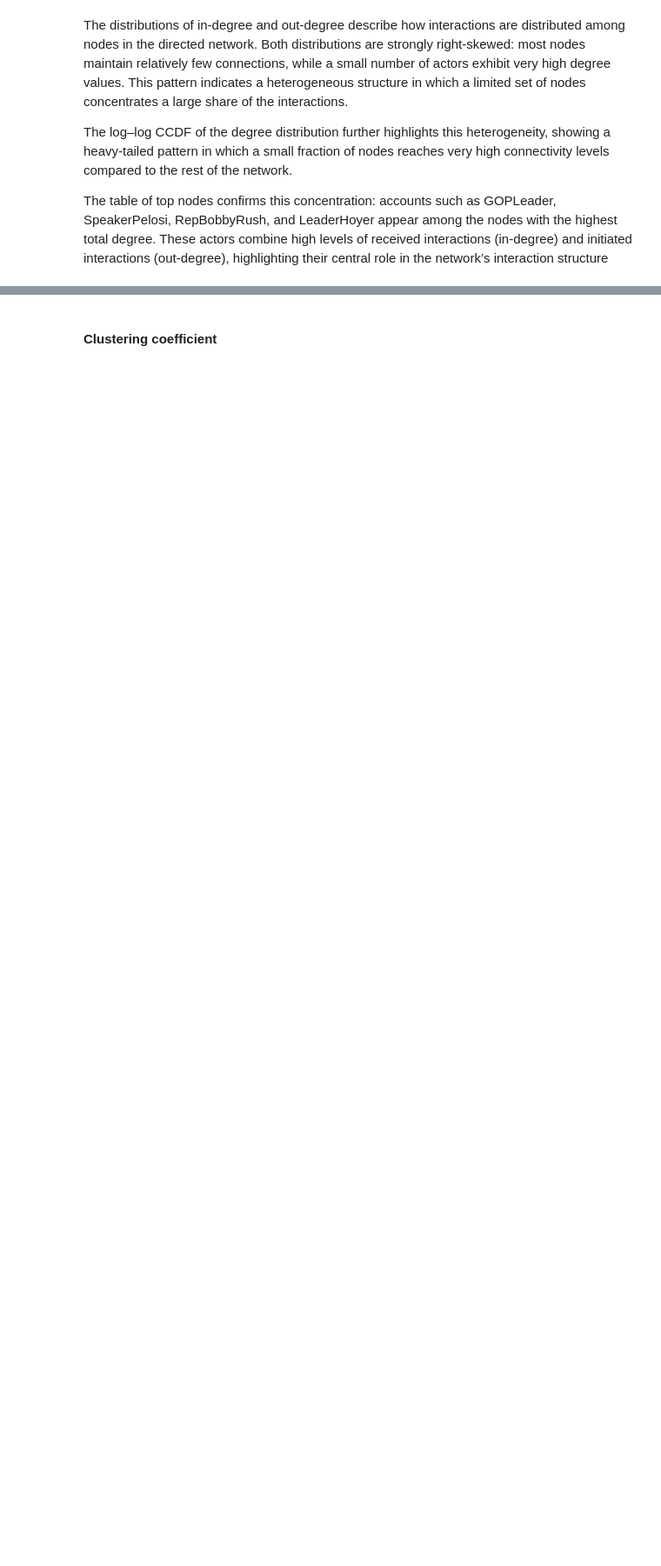
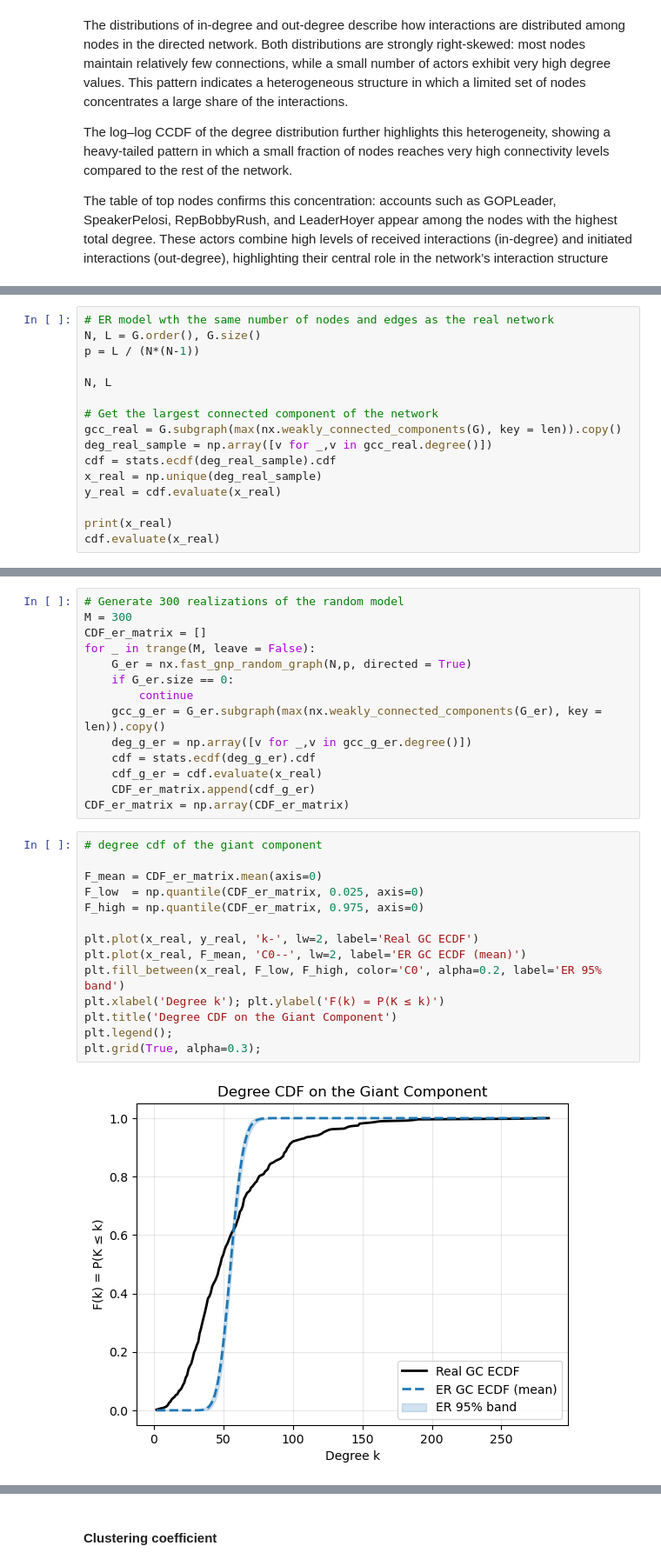
Before and after one commit to leilacielok/network_analysis, a Jupyter notebook: network_analysis.ipynb, the cells around one changed output, grey strips where cells are left out. Shown at 87% size. Drawn from its saved outputs; the diff is of its cells as text; blank space fills up the shorter version.

Commit message:
null model

```diff
--- a/network_analysis.ipynb
+++ b/network_analysis.ipynb
@@ -331,0 +340,16 @@ The table of top nodes confirms this concentration: accounts such as GOPLeader,
+# %%
+# ER model wth the same number of nodes and edges as the real network
+N, L = G.order(), G.size()
+p = L / (N*(N-1))
+
+N, L
+
+# Get the largest connected component of the network
+gcc_real = G.subgraph(max(nx.weakly_connected_components(G), key = len)).copy()
+deg_real_sample = np.array([v for _,v in gcc_real.degree()])
+cdf = stats.ecdf(deg_real_sample).cdf
+x_real = np.unique(deg_real_sample)
+y_real = cdf.evaluate(x_real)
+
+print(x_real)
+cdf.evaluate(x_real)
@@ -331,0 +382,30 @@ The table of top nodes confirms this concentration: accounts such as GOPLeader,
+# %%
+# Generate 300 realizations of the random model
+M = 300
+CDF_er_matrix = []
+for _ in trange(M, leave = False):
+    G_er = nx.fast_gnp_random_graph(N,p, directed = True)
+    if G_er.size == 0:
+        continue
+    gcc_g_er = G_er.subgraph(max(nx.weakly_connected_components(G_er), key = len)).copy()
+    deg_g_er = np.array([v for _,v in gcc_g_er.degree()])
+    cdf = stats.ecdf(deg_g_er).cdf
+    cdf_g_er = cdf.evaluate(x_real)
+    CDF_er_matrix.append(cdf_g_er)
+CDF_er_matrix = np.array(CDF_er_matrix)
+# %%
+# degree cdf of the giant component
+
+F_mean = CDF_er_matrix.mean(axis=0)
+F_low  = np.quantile(CDF_er_matrix, 0.025, axis=0)
+F_high = np.quantile(CDF_er_matrix, 0.975, axis=0)
+
+plt.plot(x_real, y_real, 'k-', lw=2, label='Real GC ECDF')
+plt.plot(x_real, F_mean, 'C0--', lw=2, label='ER GC ECDF (mean)')
+plt.fill_between(x_real, F_low, F_high, color='C0', alpha=0.2, label='ER 95% band')
+plt.xlabel('Degree k'); plt.ylabel('F(k) = P(K ≤ k)')
+plt.title('Degree CDF on the Giant Component')
+plt.legend();
+plt.grid(True, alpha=0.3);
+# %% [output]
+[figure, added]
```
Also changed, not shown: parts of 6 cells of this notebook.
